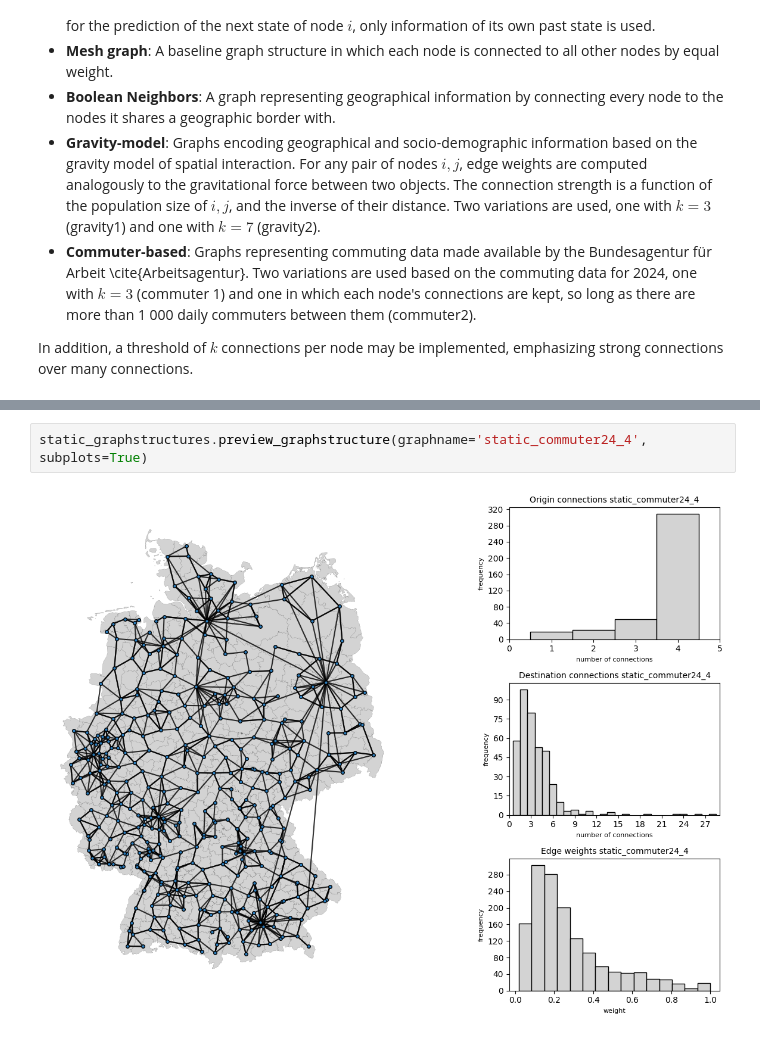
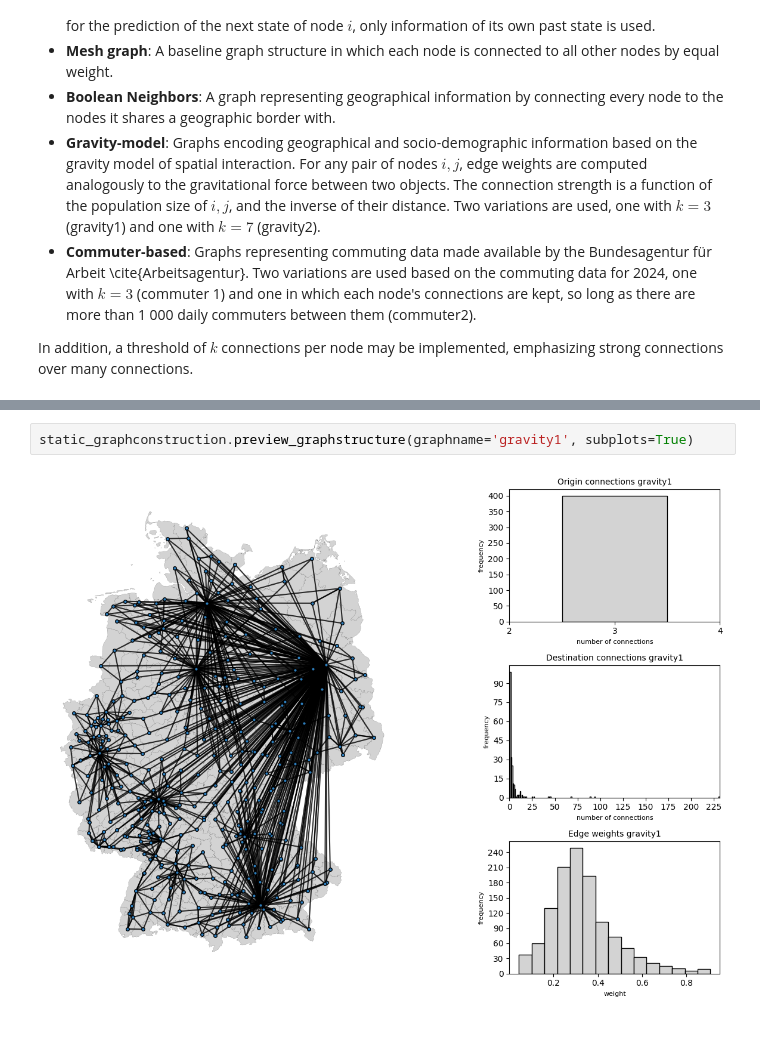
Before and after one commit to stends2001/infectious_disease_gnn, a Jupyter notebook: src/notebooks/1.2 Graph structures.ipynb, the cells around one changed output, grey strips where cells are left out. Drawn from its saved outputs; the diff is of its cells as text.

```diff
--- a/src/notebooks/1.2 Graph structures.ipynb
+++ b/src/notebooks/1.2 Graph structures.ipynb
@@ -187,4 +160,4 @@ static_graphstructures.preview_graphstructure(graphname='static_commuter24_1', s
-# %%
-static_graphstructures.preview_graphstructure(graphname='static_commuter24_4', subplots=True)
-# %% [output]
-[figure, removed]
+# %%
+static_graphconstruction.preview_graphstructure(graphname='gravity1', subplots=True)
+# %% [output]
+[figure, added]
```
Also changed, not shown: parts of 5 cells of this notebook, 10 other files.
